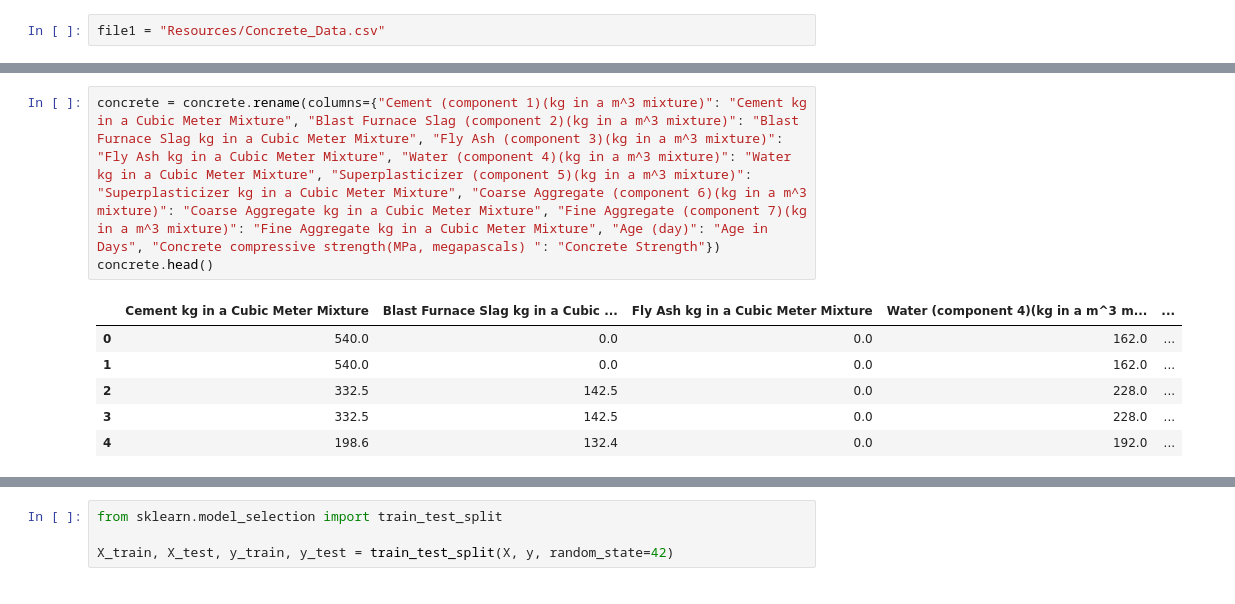
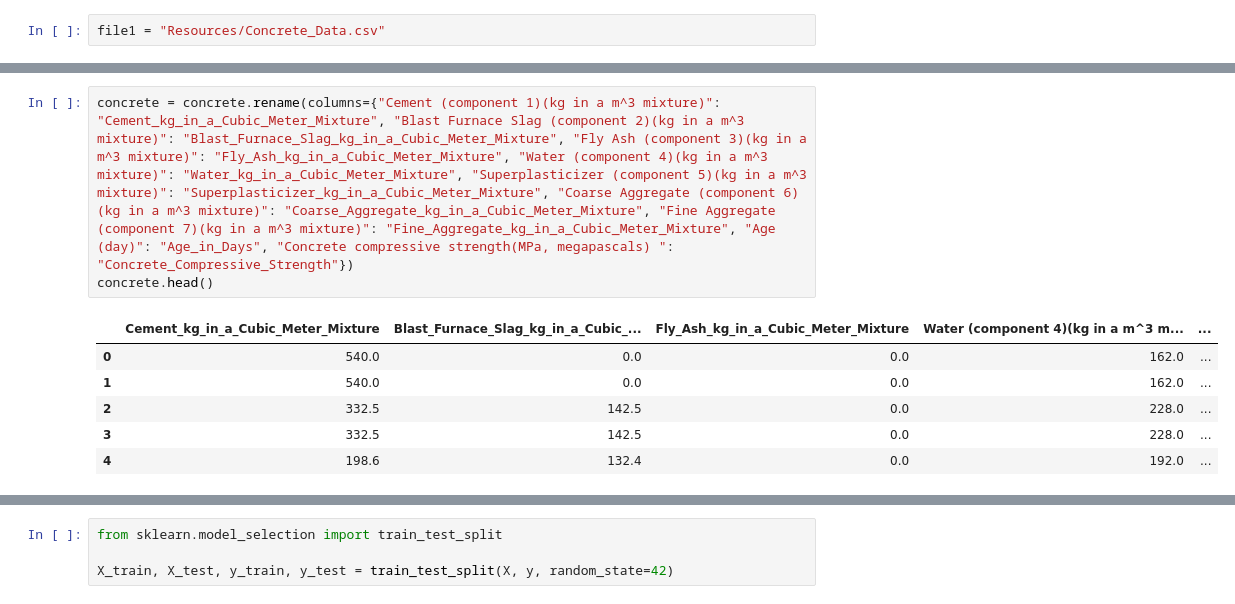
Before and after one commit to CoryOpie/Concrete-Project, a Jupyter notebook: ConcreteClean.ipynb, the cells around one changed output, grey strips where cells are left out. Drawn from its saved outputs; the diff is of its cells as text.

```diff
--- a/ConcreteClean.ipynb
+++ b/ConcreteClean.ipynb
@@ -130,10 +130,10 @@ concrete.head(10)
 | 8 | 266.0 | 114.0 | 0.0 | 228.0 | ... |
 | 9 | 475.0 | 0.0 | 0.0 | 228.0 | ... |
 # %%
-concrete = concrete.rename(columns={"Cement (component 1)(kg in a m^3 mixture)": "Cement kg in a Cubic Meter Mixture", "Blast Furnace Slag (component 2)(kg in a m^3 mixture)": "Blast Furnace Slag kg in a Cubic Meter Mixture", "Fly Ash (component 3)(kg in a m^3 mixture)": "Fly Ash kg in a Cubic Meter Mixture", "Water (component 4)(kg in a m^3 mixture)": "Water kg in a Cubic Meter Mixture", "Superplasticizer (component 5)(kg in a m^3 mixture)": "Superplasticizer kg in a Cubic Meter Mixture", "Coarse Aggregate (component 6)(kg in a m^3 mixture)": "Coarse Aggregate kg in a Cubic Meter Mixture", "Fine Aggregate (component 7)(kg in a m^3 mixture)": "Fine Aggregate kg in a Cubic Meter Mixture", "Age (day)": "Age in Days", "Concrete compressive strength(MPa, megapascals) ": "Concrete Strength"})
+concrete = concrete.rename(columns={"Cement (component 1)(kg in a m^3 mixture)": "Cement_kg_in_a_Cubic_Meter_Mixture", "Blast Furnace Slag (component 2)(kg in a m^3 mixture)": "Blast_Furnace_Slag_kg_in_a_Cubic_Meter_Mixture", "Fly Ash (component 3)(kg in a m^3 mixture)": "Fly_Ash_kg_in_a_Cubic_Meter_Mixture", "Water (component 4)(kg in a m^3 mixture)": "Water_kg_in_a_Cubic_Meter_Mixture", "Superplasticizer (component 5)(kg in a m^3 mixture)": "Superplasticizer_kg_in_a_Cubic_Meter_Mixture", "Coarse Aggregate (component 6)(kg in a m^3 mixture)": "Coarse_Aggregate_kg_in_a_Cubic_Meter_Mixture", "Fine Aggregate (component 7)(kg in a m^3 mixture)": "Fine_Aggregate_kg_in_a_Cubic_Meter_Mixture", "Age (day)": "Age_in_Days", "Concrete compressive strength(MPa, megapascals) ": "Concrete_Compressive_Strength"})
 concrete.head()
 # %% [output]
-|  | Cement kg in a Cubic Meter Mixture | Blast Furnace Slag kg in a Cubic ... | Fly Ash kg in a Cubic Meter Mixture | Water (component 4)(kg in a m^3 m... | ... |
+|  | Cement_kg_in_a_Cubic_Meter_Mixture | Blast_Furnace_Slag_kg_in_a_Cubic_... | Fly_Ash_kg_in_a_Cubic_Meter_Mixture | Water (component 4)(kg in a m^3 m... | ... |
 | 0 | 540.0 | 0.0 | 0.0 | 162.0 | ... |
 | 1 | 540.0 | 0.0 | 0.0 | 162.0 | ... |
 | 2 | 332.5 | 142.5 | 0.0 | 228.0 | ... |
```
Also changed, not shown: parts of 23 cells of this notebook, 3 other files.
